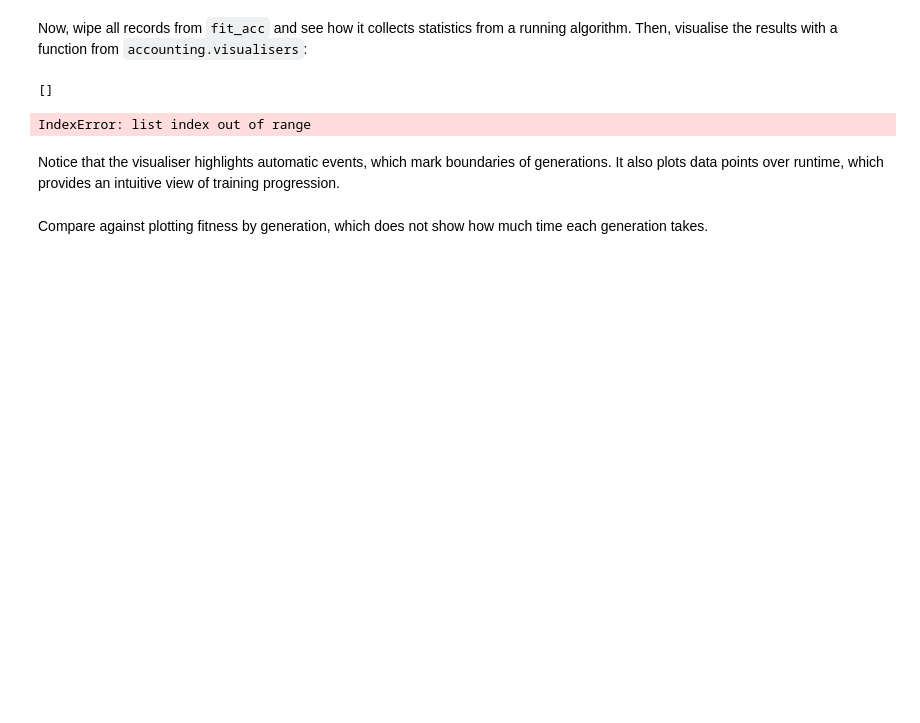
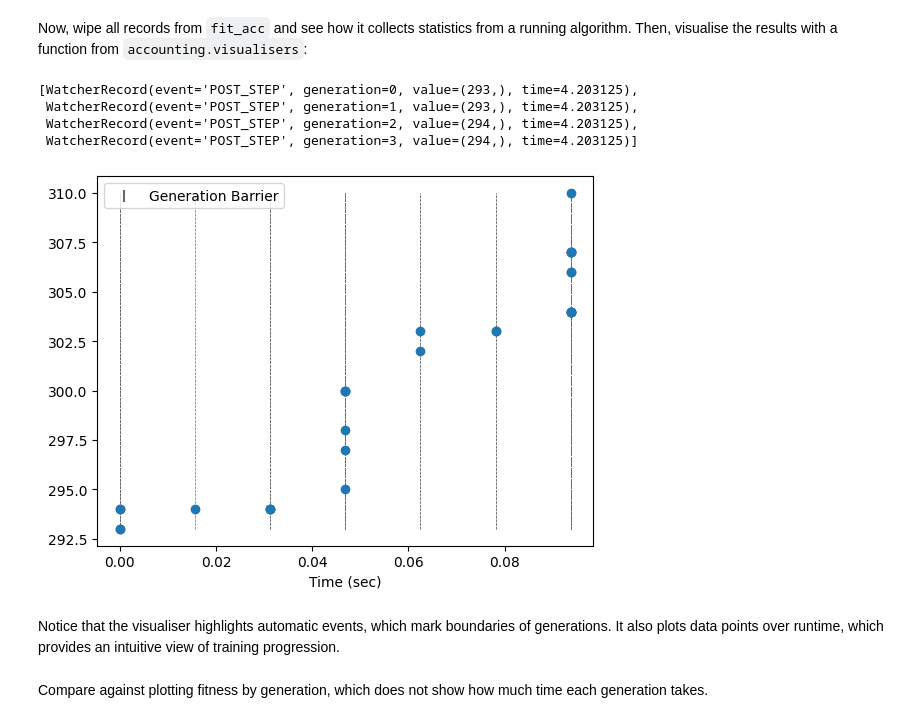
Before and after one commit to lyodine/evokit, a Jupyter notebook: docs/source/guides/examples/watch.ipynb, the cells around one changed output. Saved outputs shown, nothing was run; the diff lists cells and outputs as text; code cells hidden in the pictures; blank space fills up the shorter version.

```diff
--- a/docs/source/guides/examples/watch.ipynb
+++ b/docs/source/guides/examples/watch.ipynb
@@ -139,17 +137,19 @@ fit_acc.purge()
 for _ in range(STEP_COUNT):
     algo_2.step()
 # %%
-fit_acc.report()
+fit_acc.report()[:4]
 # %% [output]
-[]
+[WatcherRecord(event='POST_STEP', generation=0, value=(293,), time=4.203125),
+ WatcherRecord(event='POST_STEP', generation=1, value=(293,), time=4.203125),
+ WatcherRecord(event='POST_STEP', generation=2, value=(294,), time=4.203125),
+ WatcherRecord(event='POST_STEP', generation=3, value=(294,), time=4.203125)]
 # %%
 from evokit.watch.visualisers import plot
 
 plot(fit_acc.report(),
-     track_generation=True,
-     use_line=True,)
+     track_generation=True,)
 # %% [output]
-IndexError: list index out of range
+[figure, added]
 # %% [markdown]
 Notice that the visualiser highlights automatic events,
 which mark boundaries of generations. It also plots data points
```
Also changed, not shown: parts of 8 cells of this notebook.
